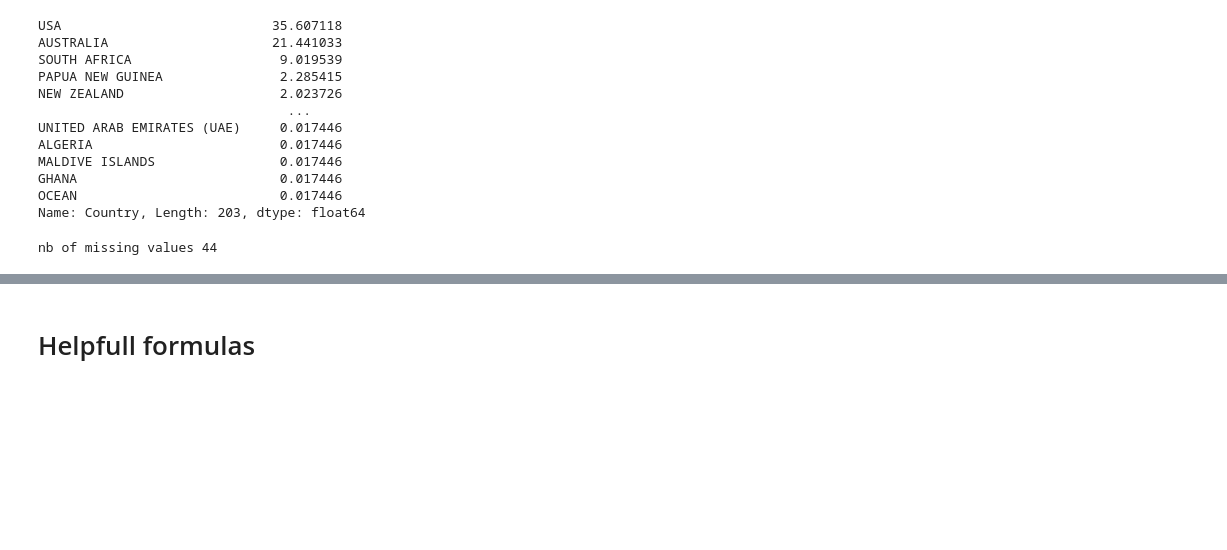
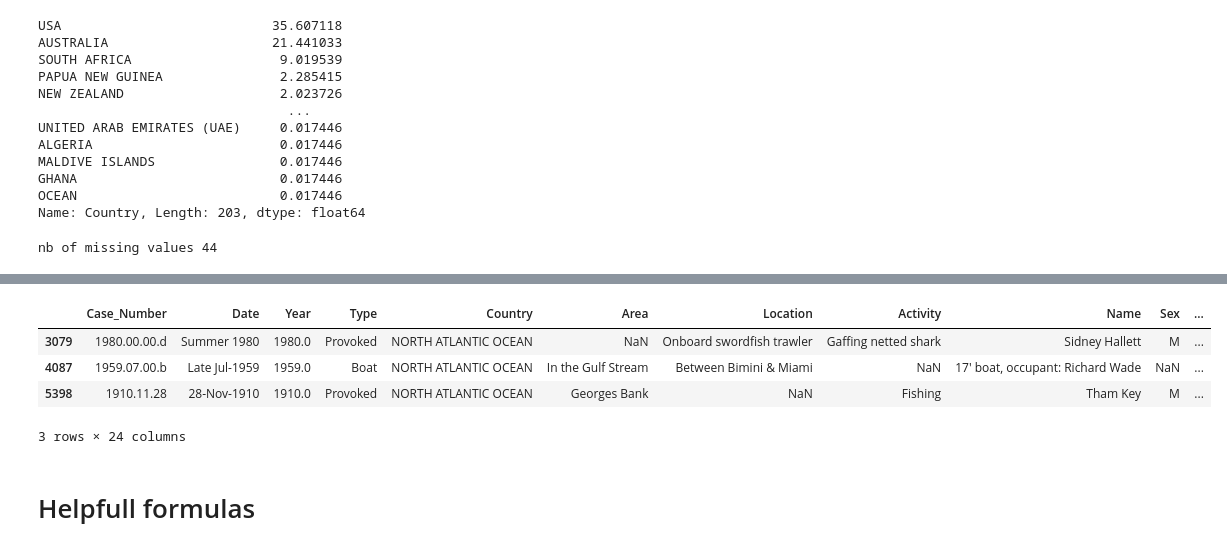
Before and after one commit to srosamont/Projects_Ironhack, a Jupyter notebook: Shark_lab2.ipynb, the cells around one changed output, grey strips where cells are left out. Cells and saved outputs as stored; diff of their text form; code cells hidden in the pictures; blank space fills up the shorter version.

```diff
--- a/Shark_lab2.ipynb
+++ b/Shark_lab2.ipynb
@@ -599,0 +661,3 @@ See the caveats in the documentation: https://pandas.pydata.org/pandas-docs/stab
+# %%
+#Select data with exact Year available. Only 125 rows excluded out 5800
+data=data[data.Year>0]
@@ -599,0 +670,2 @@ See the caveats in the documentation: https://pandas.pydata.org/pandas-docs/stab
+# %%
+data=data[data.Year>1970] # 50 dernières années
@@ -622,3 +716,11 @@ pd.Series(data['Country']).value_counts().to_dict()
+# %%
+data[data.Country=='NORTH ATLANTIC OCEAN']
+# %% [output]
+|  | Case_Number | Date | Year | Type | Country | Area | Location | Activity | Name | Sex | ... |
+| 3079 | 1980.00.00.d | Summer 1980 | 1980.0 | Provoked | NORTH ATLANTIC OCEAN | NaN | Onboard swordfish trawler | Gaffing netted shark | Sidney Hallett | M | ... |
+| 4087 | 1959.07.00.b | Late Jul-1959 | 1959.0 | Boat | NORTH ATLANTIC OCEAN | In the Gulf Stream | Between Bimini & Miami | NaN | 17' boat, occupant: Richard Wade | NaN | ... |
+| 5398 | 1910.11.28 | 28-Nov-1910 | 1910.0 | Provoked | NORTH ATLANTIC OCEAN | Georges Bank | NaN | Fishing | Tham Key | M | ... |
+3 rows × 24 columns
 # %% [markdown]
 # Helpfull formulas
 # %%
```
Also changed, not shown: parts of 17 cells of this notebook.
